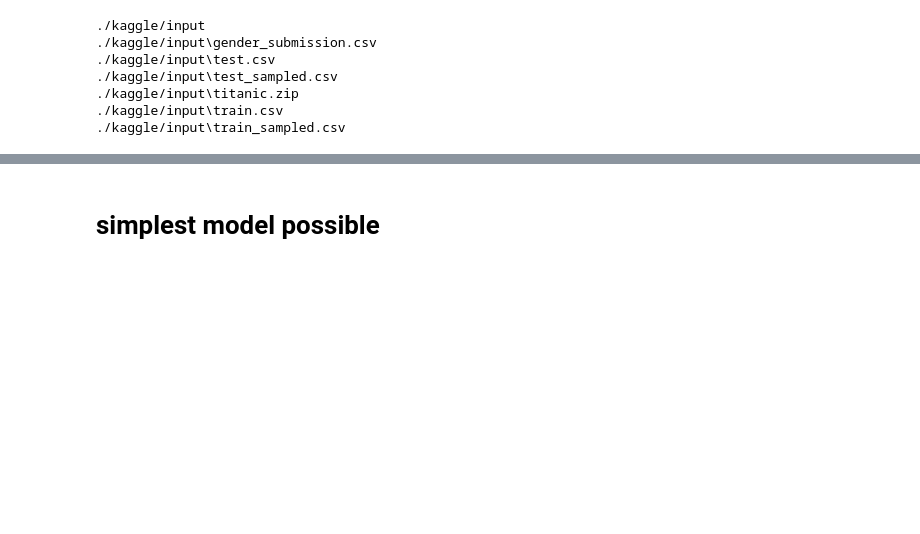
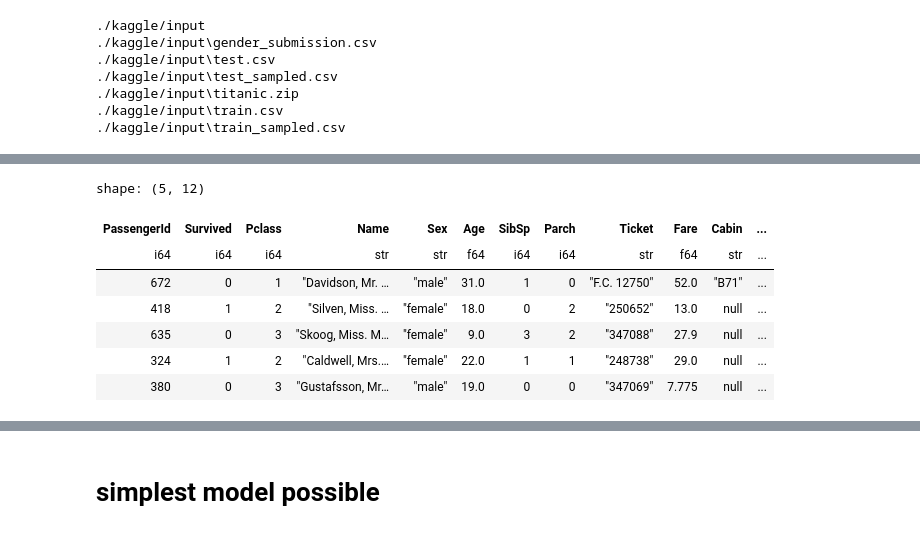
Before and after one commit to gaetanDubuc/kaggle_titanic, a Jupyter notebook: titanic.ipynb, the cells around one changed output, grey strips where cells are left out. Cells and saved outputs as stored; diff of their text form; code cells hidden in the pictures; blank space fills up the shorter version.

```diff
--- a/titanic.ipynb
+++ b/titanic.ipynb
@@ -184,0 +67,11 @@ ValueError: Mime type rendering requires nbformat>=4.2.0 but it is not installed
+# %%
+train.head()
+# %% [output]
+shape: (5, 12)
+| PassengerId | Survived | Pclass | Name | Sex | Age | SibSp | Parch | Ticket | Fare | Cabin | ... |
+| i64 | i64 | i64 | str | str | f64 | i64 | i64 | str | f64 | str | ... |
+| 672 | 0 | 1 | "Davidson, Mr. … | "male" | 31.0 | 1 | 0 | "F.C. 12750" | 52.0 | "B71" | ... |
+| 418 | 1 | 2 | "Silven, Miss. … | "female" | 18.0 | 0 | 2 | "250652" | 13.0 | null | ... |
+| 635 | 0 | 3 | "Skoog, Miss. M… | "female" | 9.0 | 3 | 2 | "347088" | 27.9 | null | ... |
+| 324 | 1 | 2 | "Caldwell, Mrs.… | "female" | 22.0 | 1 | 1 | "248738" | 29.0 | null | ... |
+| 380 | 0 | 3 | "Gustafsson, Mr… | "male" | 19.0 | 0 | 0 | "347069" | 7.775 | null | ... |
```
Also changed, not shown: parts of 22 cells of this notebook, 2 other files.
